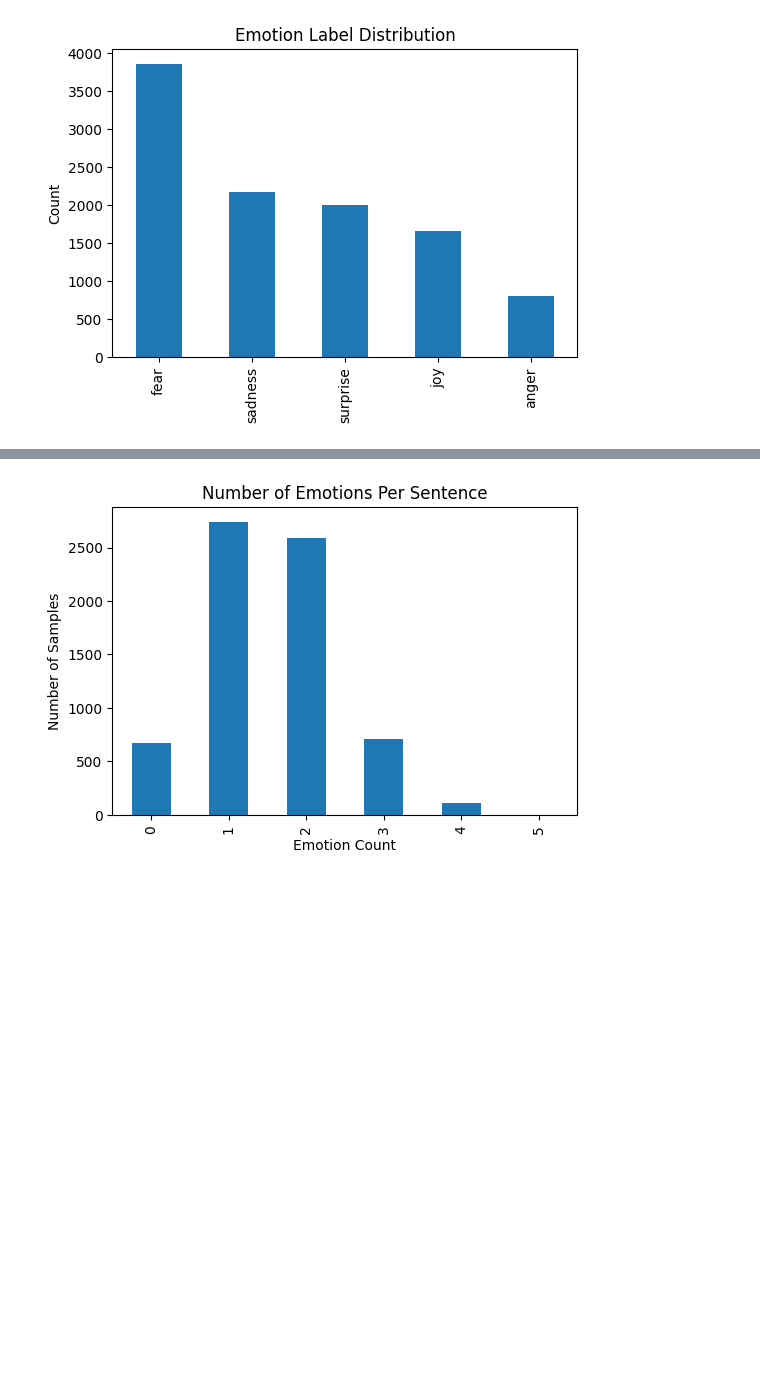
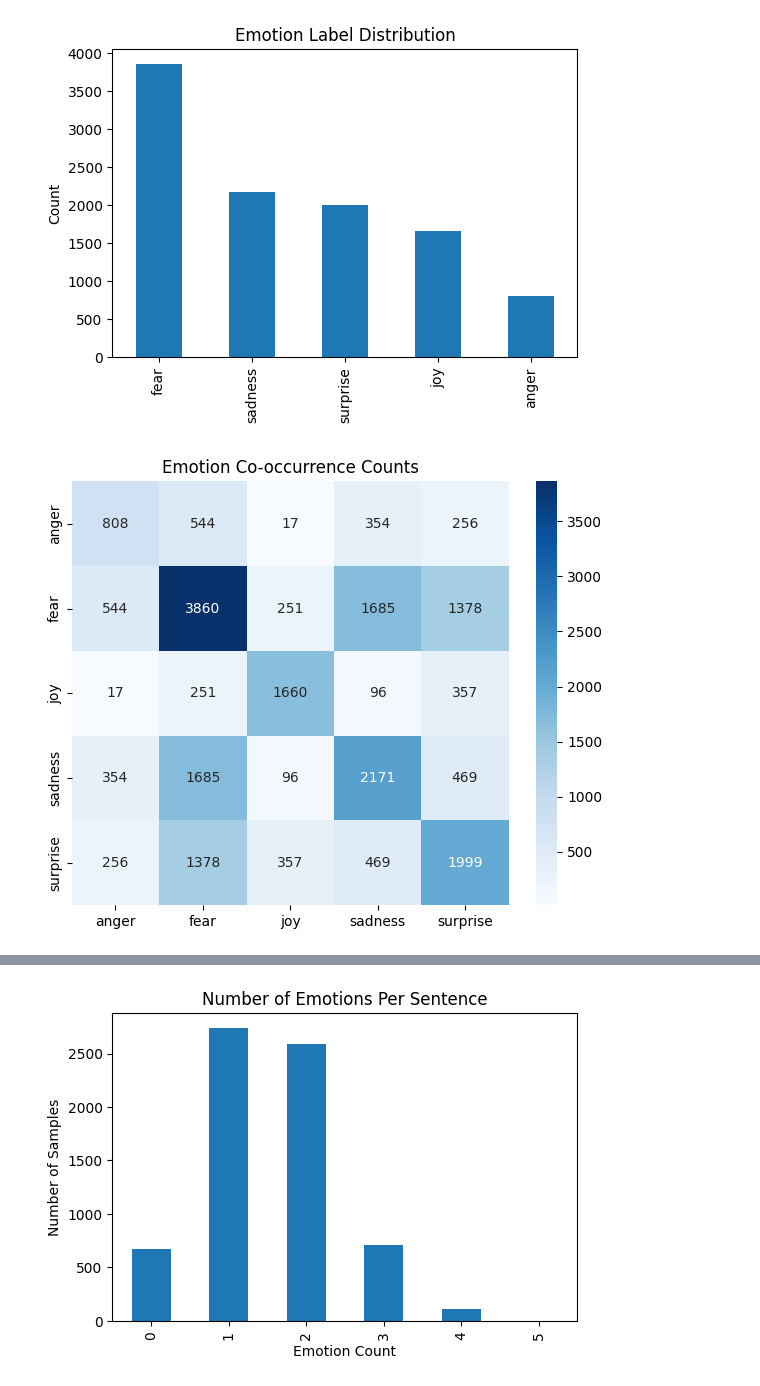
Before and after one commit to 22f3000400/2025-Sep-DLGenAI-Project, a Jupyter notebook: notebooks/dl-22f3000400-notebook-t32025.ipynb, the cells around one changed output, grey strips where cells are left out. Drawn from its saved outputs; the diff is of its cells as text; code cells hidden in the pictures; blank space fills up the shorter version.

```diff
--- a/notebooks/dl-22f3000400-notebook-t32025.ipynb
+++ b/notebooks/dl-22f3000400-notebook-t32025.ipynb
@@ -121,3 +144,15 @@ plt.ylabel("Count")
 plt.show()
 # %% [output]
 [figure]
+# %%
+#Emotion co-occurrence heatmap
+
+label_cols = [c for c in ["anger","fear","joy","sadness","surprise"] if c in train.columns]
+
+cooc = train[label_cols].T @ train[label_cols]
+plt.figure(figsize=(6,5))
+sns.heatmap(cooc, annot=True, fmt="d", cmap="Blues")
+plt.title("Emotion Co-occurrence Counts")
+plt.tight_layout()
+# %% [output]
+[figure, added]
```
Also changed, not shown: parts of 15 cells of this notebook.
